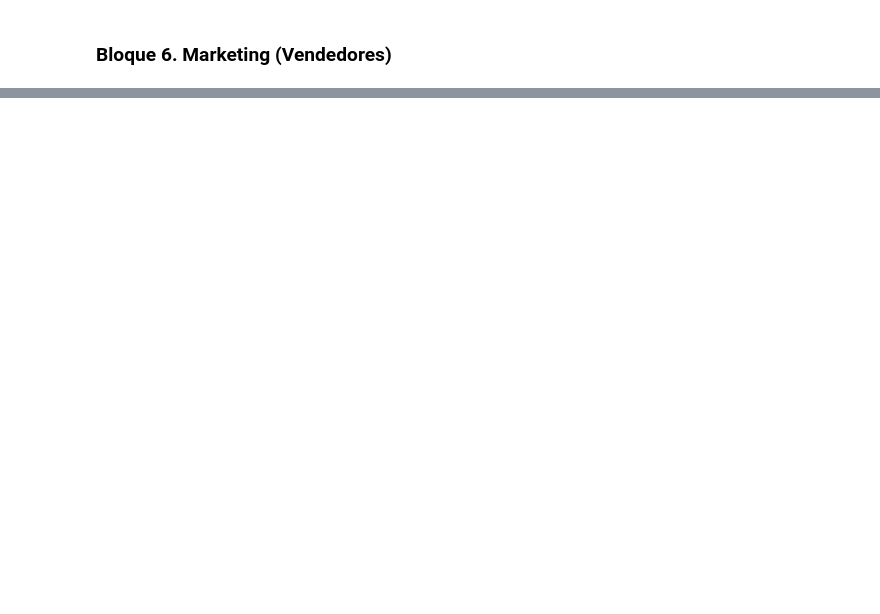
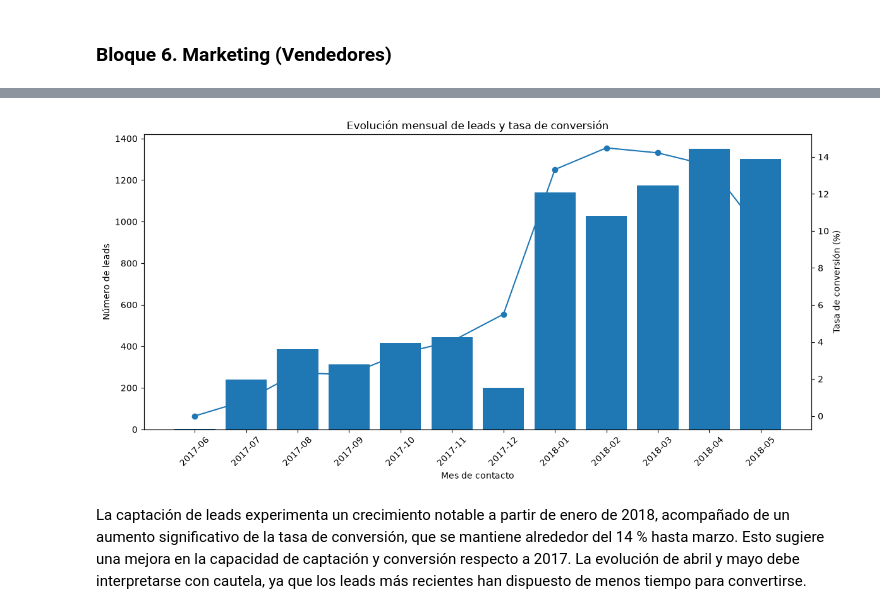
Before and after one commit to malumon/Proyecto_final, a Jupyter notebook: Notebooks/03_EDA.ipynb, the cells around one changed output, grey strips where cells are left out. Cells and saved outputs as stored; diff of their text form; code cells hidden in the pictures; blank space fills up the shorter version.

```diff
--- a/Notebooks/03_EDA.ipynb
+++ b/Notebooks/03_EDA.ipynb
@@ -1205,0 +2118,14 @@ En conjunto, los resultados indican que la principal oportunidad no está única
+# %%
+# Evolución del volumen de captación
+
+df_marketing["mes_contacto"] = (df_marketing["first_contact_date"].dt.to_period("M"))
+# %%
+leads_mensuales = (df_marketing.groupby("mes_contacto").agg(
+        leads=("mql_id", "count"),
+        convertidos=("convertido", "sum")
+    )
+)
+
+leads_mensuales["tasa_conversion"] = (leads_mensuales["convertidos"] / leads_mensuales["leads"] * 100).round(2)
+
+leads_mensuales
@@ -1205,0 +2194,22 @@ En conjunto, los resultados indican que la principal oportunidad no está única
+# %%
+fig, ax1 = plt.subplots(figsize=(12, 6))
+
+ax1.bar(leads_mensuales.index.astype(str), leads_mensuales["leads"])
+
+ax1.set_xlabel("Mes de contacto")
+ax1.set_ylabel("Número de leads")
+ax1.tick_params(axis="x", rotation=45)
+
+ax2 = ax1.twinx()
+
+ax2.plot(leads_mensuales.index.astype(str), leads_mensuales["tasa_conversion"], marker="o")
+
+ax2.set_ylabel("Tasa de conversión (%)")
+
+plt.title("Evolución mensual de leads y tasa de conversión")
+plt.tight_layout()
+plt.show()
+# %% [output]
+[figure, added]
+# %% [markdown]
+La captación de leads experimenta un crecimiento notable a partir de enero de 2018, acompañado de un aumento significativo de la tasa de conversión, que se mantiene alrededor del 14 % hasta marzo. Esto sugiere una mejora en la capacidad de captación y conversión respecto a 2017. La evolución de abril y mayo debe interpretarse con cautela, ya que los leads más recientes han dispuesto de menos tiempo para convertirse.
```
Also changed, not shown: parts of 133 cells of this notebook.
